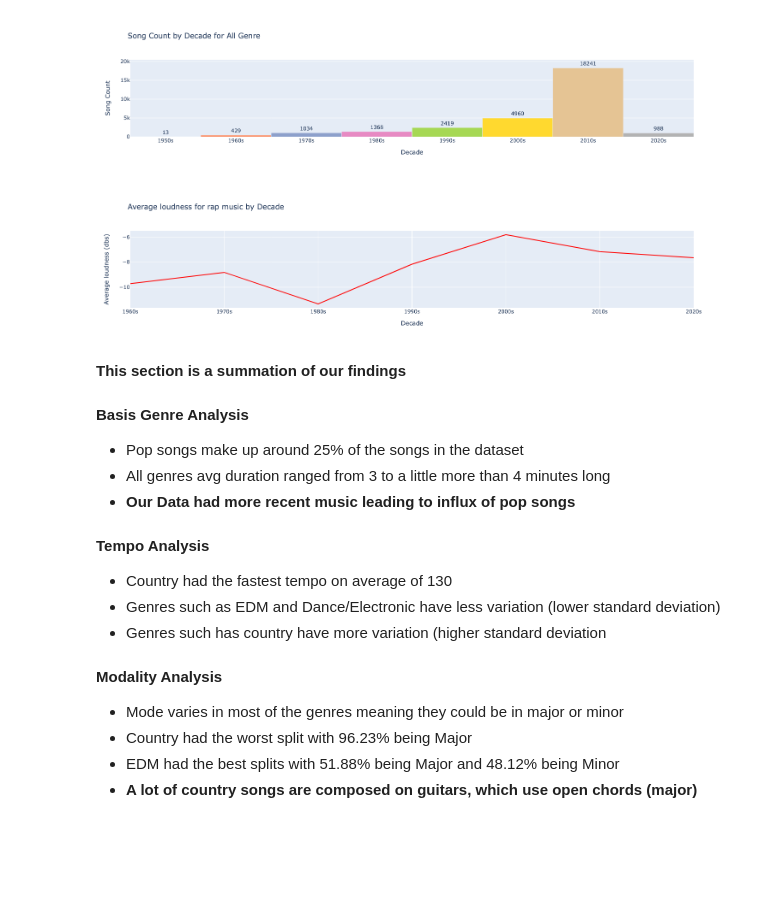
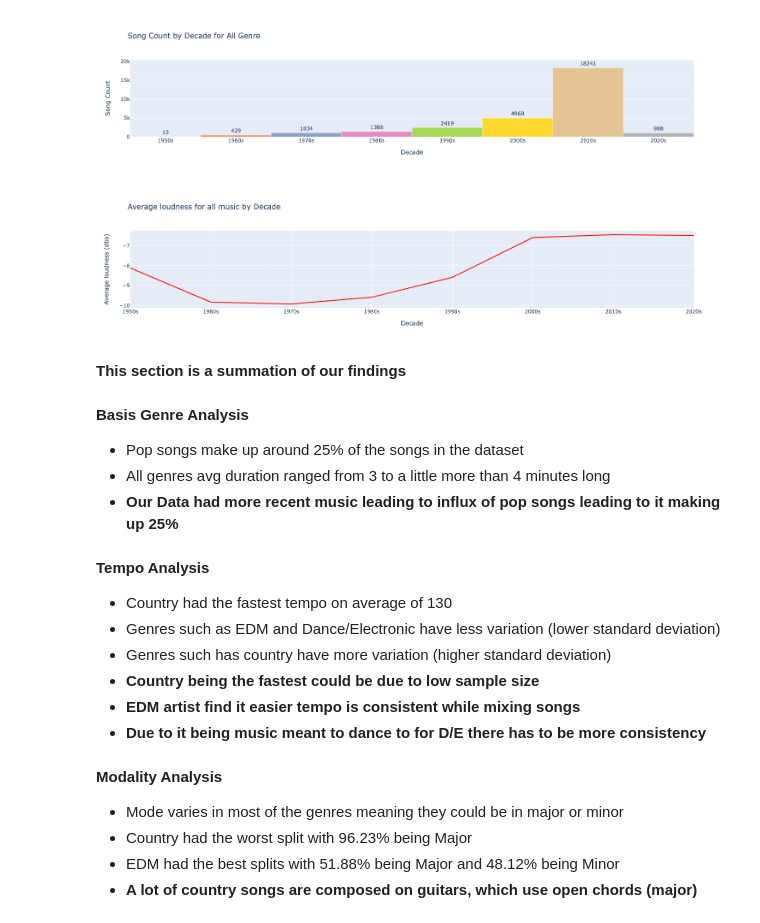
Before and after one commit to tmartabano/Project-for-Data-Munging, a Jupyter notebook: Final_Project_Data(new).ipynb, the cells around one changed output. Cells and saved outputs as stored; diff of their text form; code cells hidden in the pictures; blank space fills up the shorter version.

```diff
--- a/Final_Project_Data(new).ipynb
+++ b/Final_Project_Data(new).ipynb
@@ -314,19 +312,15 @@ tempo_percent('all')
 | 2020s | 121.123482 | -0.533327 |
 # %%
 tempo_detail = tempo_detail.sort_values('tempo', ascending=True)
-# Setting up Seaborn style
-sns.set(style="whitegrid")
-# Creating a bar plot with Seaborn
+sns.set(style="dark")
 plt.figure(figsize=(10, 6))  # Adjust the figure size as needed
 ax = sns.barplot(x=tempo_detail.index, y='tempo', data=tempo_detail, palette="coolwarm")
-# Adding labels and title
 plt.xlabel('Tempo')
 plt.ylabel('Category')
 plt.title('Bar Chart of Tempo Detail')
 #adding the avg tempo to the top of the bar chart
 for p in ax.patches:
     ax.annotate(f"{p.get_height():.2f}", (p.get_x() + p.get_width() / 2., p.get_height()), ha='center', va='center', xytext=(0, 5), textcoords='offset points')
-# Show the plot
 plt.show()
 # %% [output]
 [figure]
@@ -495,32 +485,35 @@ music_decade('all')
 # %%
 #Are songs getting Louder?
 # -7 is louder than -10, meaning songs are at an all time high in loudness
 def plot_genre_loudness(genre):
     if genre == 'all':
         selected_data = big_df
         selected_data = selected_data.groupby('decade').mean(numeric_only=True)
     else:
         selected_data = big_df[big_df['main_genre'] == genre]
         selected_data = selected_data.groupby('decade').mean(numeric_only=True)
     fig = go.Figure(data=go.Scatter(x=selected_data.index, y=selected_data['loudness'], mode='lines'))
     fig.update_traces(line_color='red')
     fig.update_layout(title=f'Average loudness for {genre} music by Decade', xaxis_title='Decade', yaxis_title='Average loudness (dbs)')
     fig.show()
-plot_genre_loudness('rap')
+plot_genre_loudness('all')
 # %% [output]
-[figure, old version]
+[figure, new version]
 # %% [markdown]
 __This section is a summation of our findings__
 # %% [markdown]
 __Basis Genre Analysis__
 - Pop songs make up around 25% of the songs in the dataset
 - All genres avg duration ranged from 3 to a little more than 4 minutes long
-- __Our Data had more recent music leading to influx of pop songs__
+- __Our Data had more recent music leading to influx of pop songs leading to it making up 25%__
 # %% [markdown]
 __Tempo Analysis__
 - Country had the fastest tempo on average of 130
 - Genres such as EDM and Dance/Electronic have less variation (lower standard deviation)
-- Genres such has country have more variation (higher standard deviation
+- Genres such has country have more variation (higher standard deviation)
+- __Country being the fastest could be due to low sample size__
+- __EDM artist find it easier tempo is consistent while mixing songs__
+- __Due to it being music meant to dance to for D/E there has to be more consistency__
 # %% [markdown]
 __Modality Analysis__
 - Mode varies in most of the genres meaning they could be in major or minor
```
Also changed, not shown: parts of 6 cells of this notebook.
